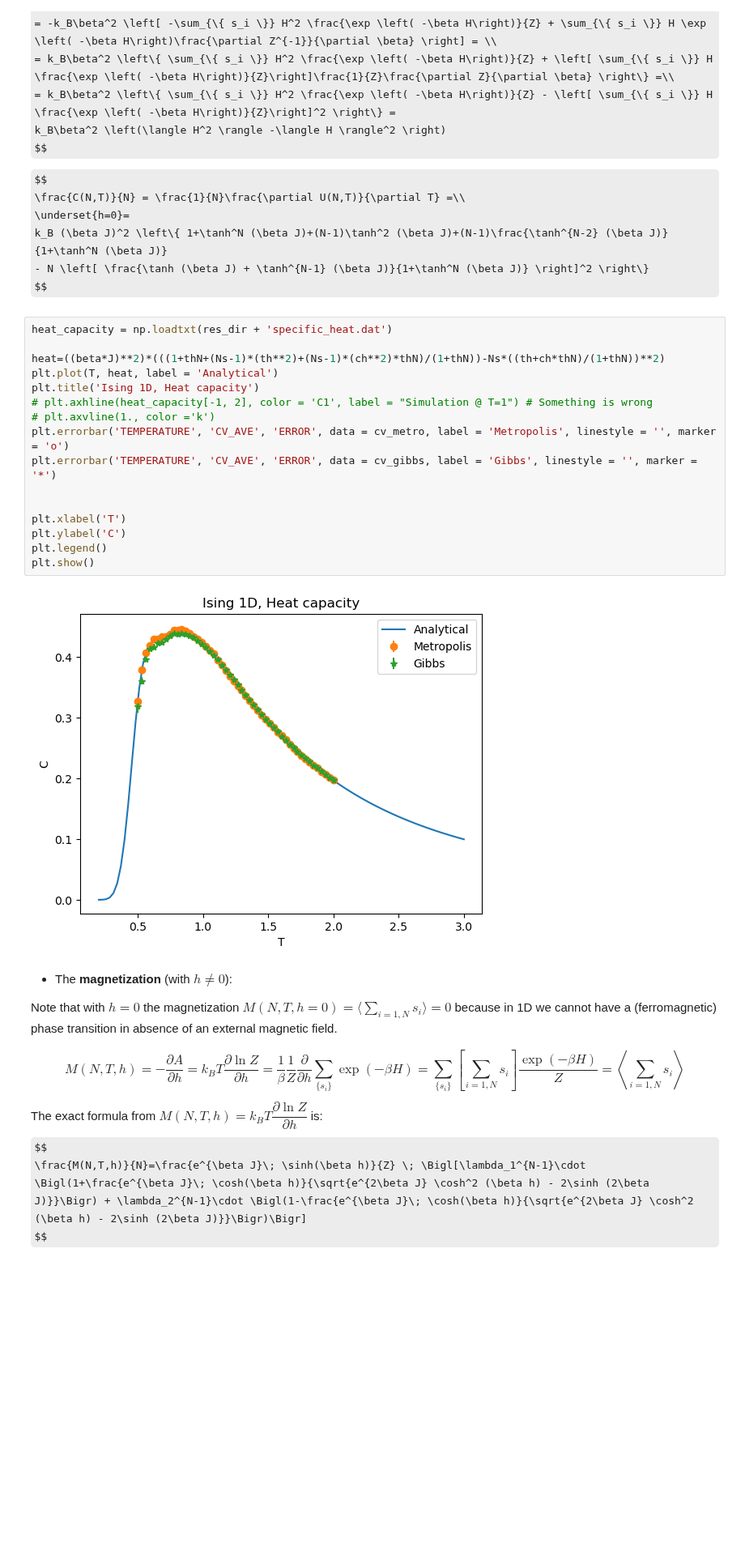
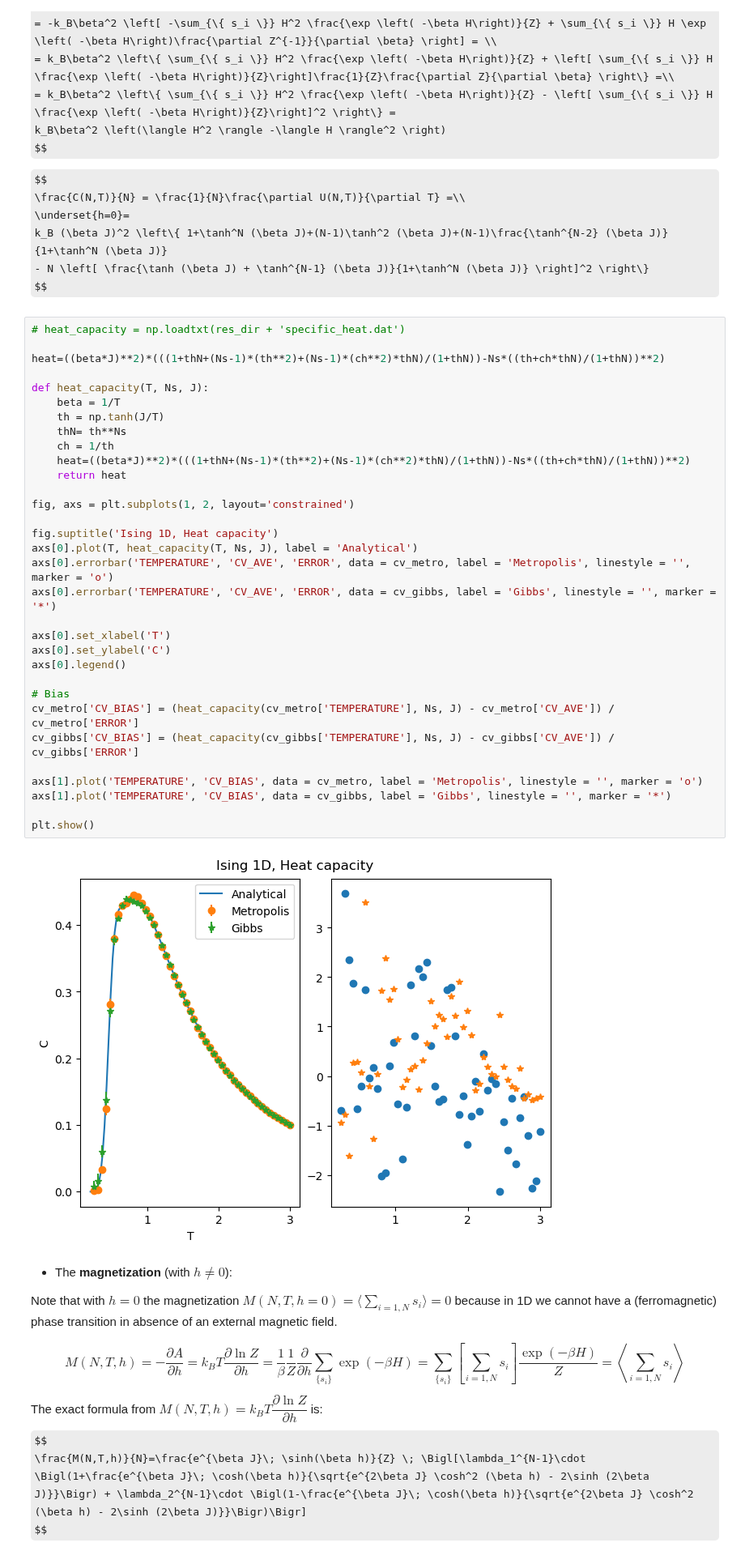
Before and after one commit to RandDouble/SimulazioneNumerica, a Jupyter notebook: LSN_Exercises_06.ipynb, the cells around one changed output. Shown at 81% size. Saved outputs shown, nothing was run; the diff lists cells and outputs as text; some formulas as TeX source; blank space fills up the shorter version.

```diff
--- a/LSN_Exercises_06.ipynb
+++ b/LSN_Exercises_06.ipynb
@@ -140,24 +154,40 @@ $$
 k_B (\beta J)^2 \left\{ 1+\tanh^N (\beta J)+(N-1)\tanh^2 (\beta J)+(N-1)\frac{\tanh^{N-2} (\beta J)}{1+\tanh^N (\beta J)}
 - N \left[ \frac{\tanh (\beta J) + \tanh^{N-1} (\beta J)}{1+\tanh^N (\beta J)} \right]^2 \right\}
 $$
-# %%
-heat_capacity = np.loadtxt(res_dir + 'specific_heat.dat')
-
-heat=((beta*J)**2)*(((1+thN+(Ns-1)*(th**2)+(Ns-1)*(ch**2)*thN)/(1+thN))-Ns*((th+ch*thN)/(1+thN))**2)
-plt.plot(T, heat, label = 'Analytical')
-plt.title('Ising 1D, Heat capacity')
-# plt.axhline(heat_capacity[-1, 2], color = 'C1', label = "Simulation @ T=1") # Something is wrong
-# plt.axvline(1., color ='k')
-plt.errorbar('TEMPERATURE', 'CV_AVE', 'ERROR', data = cv_metro, label = 'Metropolis', linestyle = '', marker = 'o')
-plt.errorbar('TEMPERATURE', 'CV_AVE', 'ERROR', data = cv_gibbs, label = 'Gibbs', linestyle = '', marker = '*')
-
-
-plt.xlabel('T')
-plt.ylabel('C')
-plt.legend()
-plt.show()
-# %% [output]
-[figure, removed]
+# %%
+# heat_capacity = np.loadtxt(res_dir + 'specific_heat.dat')
+
+heat=((beta*J)**2)*(((1+thN+(Ns-1)*(th**2)+(Ns-1)*(ch**2)*thN)/(1+thN))-Ns*((th+ch*thN)/(1+thN))**2)
+
+def heat_capacity(T, Ns, J):
+    beta = 1/T
+    th = np.tanh(J/T)
+    thN= th**Ns
+    ch = 1/th
+    heat=((beta*J)**2)*(((1+thN+(Ns-1)*(th**2)+(Ns-1)*(ch**2)*thN)/(1+thN))-Ns*((th+ch*thN)/(1+thN))**2)
+    return heat
+
+fig, axs = plt.subplots(1, 2, layout='constrained')
+
+fig.suptitle('Ising 1D, Heat capacity')
+axs[0].plot(T, heat_capacity(T, Ns, J), label = 'Analytical')
+axs[0].errorbar('TEMPERATURE', 'CV_AVE', 'ERROR', data = cv_metro, label = 'Metropolis', linestyle = '', marker = 'o')
+axs[0].errorbar('TEMPERATURE', 'CV_AVE', 'ERROR', data = cv_gibbs, label = 'Gibbs', linestyle = '', marker = '*')
+
+axs[0].set_xlabel('T')
+axs[0].set_ylabel('C')
+axs[0].legend()
+
+# Bias
+cv_metro['CV_BIAS'] = (heat_capacity(cv_metro['TEMPERATURE'], Ns, J) - cv_metro['CV_AVE']) / cv_metro['ERROR']
+cv_gibbs['CV_BIAS'] = (heat_capacity(cv_gibbs['TEMPERATURE'], Ns, J) - cv_gibbs['CV_AVE']) / cv_gibbs['ERROR']
+
+axs[1].plot('TEMPERATURE', 'CV_BIAS', data = cv_metro, label = 'Metropolis', linestyle = '', marker = 'o')
+axs[1].plot('TEMPERATURE', 'CV_BIAS', data = cv_gibbs, label = 'Gibbs', linestyle = '', marker = '*')
+
+plt.show()
+# %% [output]
+[figure, added]
 # %% [markdown]
 - The **magnetization** (with $h \not= 0$):
 
```
Also changed, not shown: parts of 6 cells of this notebook, 2 other files.
